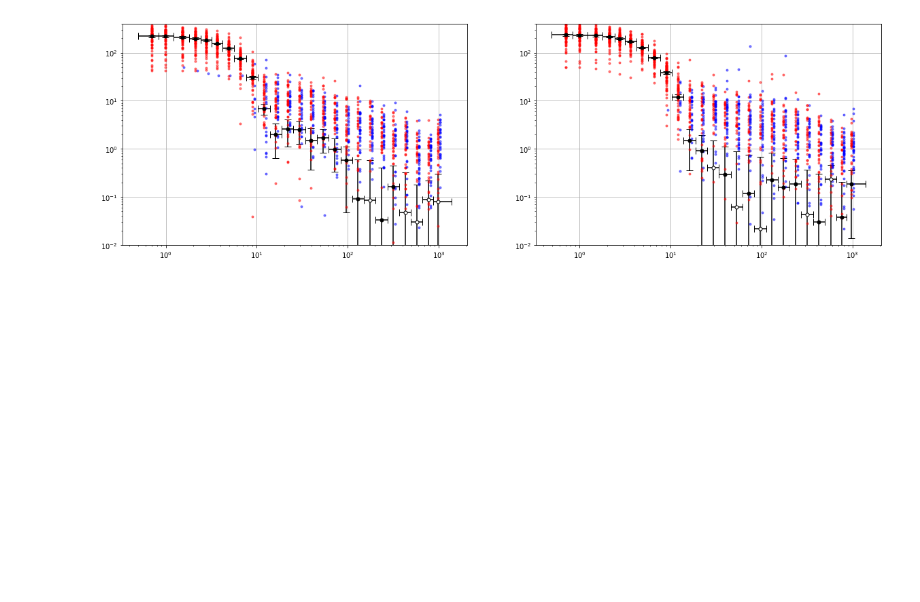
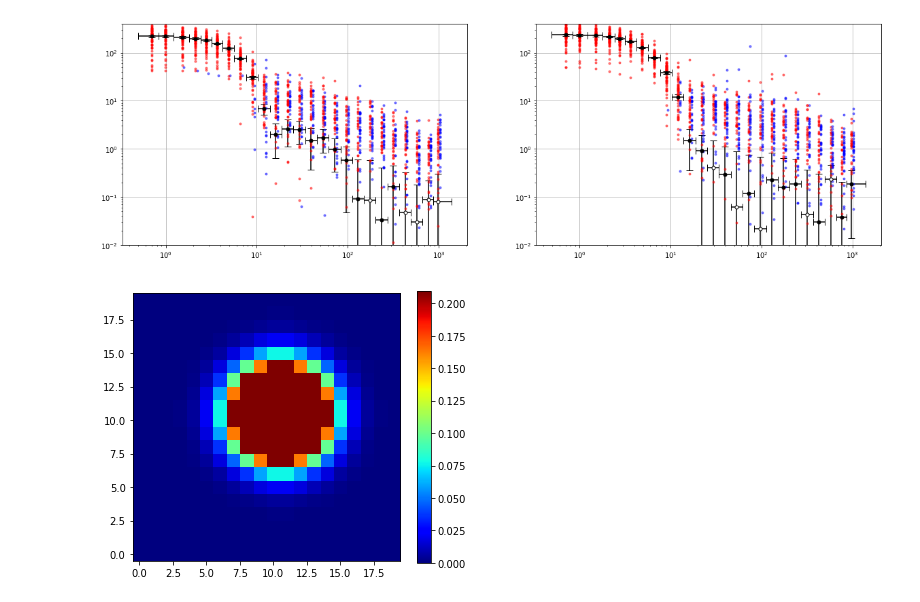
Before and after one commit to yuntingcheng/python_ciber, a Jupyter notebook: stack_modelfit/Untitled.ipynb, the cells around one changed output. Cells and saved outputs as stored; diff of their text form; code cells hidden in the pictures; blank space fills up the shorter version.

```diff
--- a/stack_modelfit/Untitled.ipynb
+++ b/stack_modelfit/Untitled.ipynb
@@ -488,3 +488,14 @@ for i,ifield in enumerate([7,8]):
 7 310 227 0.5772811918063314
 8 395 482 0.45039908779931587
 [figure]
+# %%
+m = np.zeros([201,201])
+sigma = 2
+xx, yy = np.meshgrid(np.arange(201),np.arange(201))
+for x0 in np.linspace(99.5,100.5,20):
+    for y0 in np.linspace(99.5,100.5,20):
+        m = np.exp(-((xx-x0)**2 + (yy-y0)**2)/(2*sigma**2))
+# %%
+imageclip(m[90:110,90:110])
+# %% [output]
+[figure, added]
```
Also changed, not shown: 5 other files.
